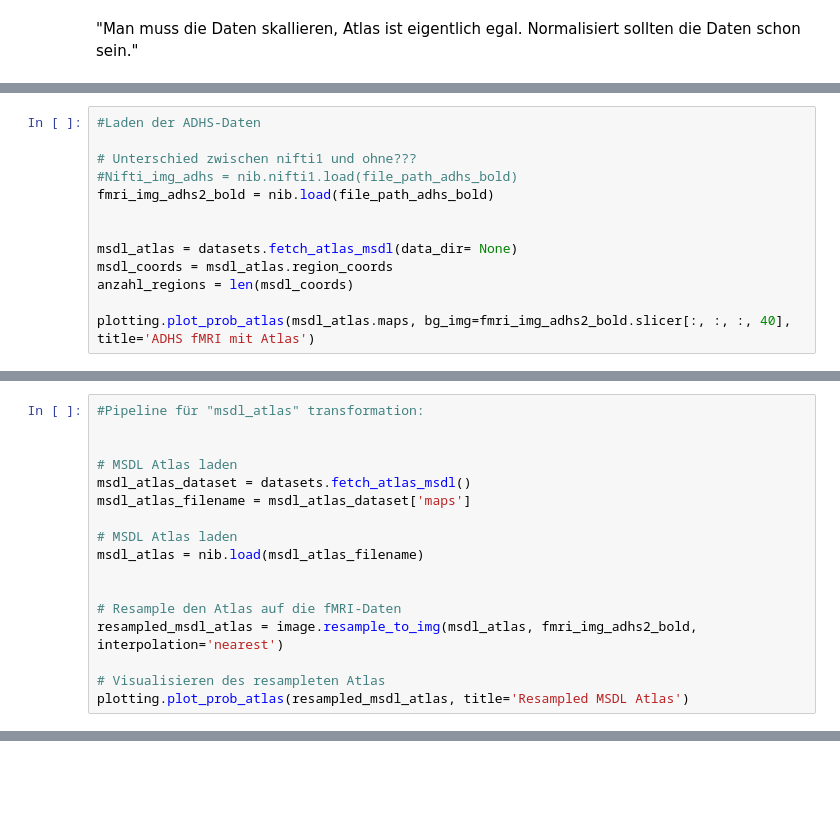
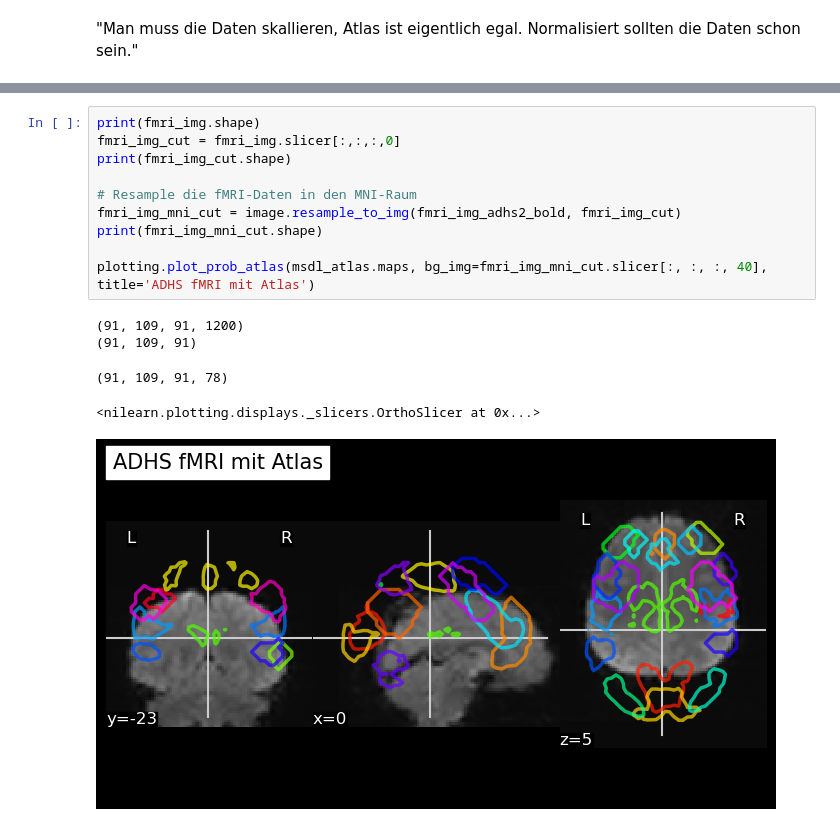
Before and after one commit to Harish-Projects/RSDS_PD, a Jupyter notebook: Thomas/Spielen/Test2_ADHS_Data.ipynb, the cells around one changed output, grey strips where cells are left out. Cells and saved outputs as stored; diff of their text form; blank space fills up the shorter version.

```diff
--- a/Thomas/Spielen/Test2_ADHS_Data.ipynb
+++ b/Thomas/Spielen/Test2_ADHS_Data.ipynb
@@ -126,13 +92,0 @@ plotting.plot_prob_atlas(msdl_atlas.maps, bg_img=Nifti_img.slicer[:, :, :, 120],
-# %%
-#Laden der ADHS-Daten
-
-# Unterschied zwischen nifti1 und ohne???
-#Nifti_img_adhs = nib.nifti1.load(file_path_adhs_bold)
-fmri_img_adhs2_bold = nib.load(file_path_adhs_bold)
-
-
-msdl_atlas = datasets.fetch_atlas_msdl(data_dir= None)
-msdl_coords = msdl_atlas.region_coords
-anzahl_regions = len(msdl_coords)
-
-plotting.plot_prob_atlas(msdl_atlas.maps, bg_img=fmri_img_adhs2_bold.slicer[:, :, :, 40], title='ADHS fMRI mit Atlas')
@@ -168,17 +106,0 @@ print(fmri_img_mni.shape)
-# %%
-#Pipeline für "msdl_atlas" transformation:
-
-
-# MSDL Atlas laden
-msdl_atlas_dataset = datasets.fetch_atlas_msdl()
-msdl_atlas_filename = msdl_atlas_dataset['maps']
-
-# MSDL Atlas laden
-msdl_atlas = nib.load(msdl_atlas_filename)
-
-
-# Resample den Atlas auf die fMRI-Daten
-resampled_msdl_atlas = image.resample_to_img(msdl_atlas, fmri_img_adhs2_bold, interpolation='nearest')
-
-# Visualisieren des resampleten Atlas
-plotting.plot_prob_atlas(resampled_msdl_atlas, title='Resampled MSDL Atlas')
@@ -193,0 +107,16 @@ plotting.plot_prob_atlas(resampled_msdl_atlas, bg_img=fmri_img_adhs2_bold.slicer
+# %%
+print(fmri_img.shape)
+fmri_img_cut = fmri_img.slicer[:,:,:,0]
+print(fmri_img_cut.shape)
+
+# Resample die fMRI-Daten in den MNI-Raum
+fmri_img_mni_cut = image.resample_to_img(fmri_img_adhs2_bold, fmri_img_cut)
+print(fmri_img_mni_cut.shape)
+
+plotting.plot_prob_atlas(msdl_atlas.maps, bg_img=fmri_img_mni_cut.slicer[:, :, :, 40], title='ADHS fMRI mit Atlas')
+# %% [output]
+(91, 109, 91, 1200)
+(91, 109, 91)
+(91, 109, 91, 78)
+<nilearn.plotting.displays._slicers.OrthoSlicer at 0x...>
+[figure, added]
```
Also changed, not shown: parts of 15 cells of this notebook.
